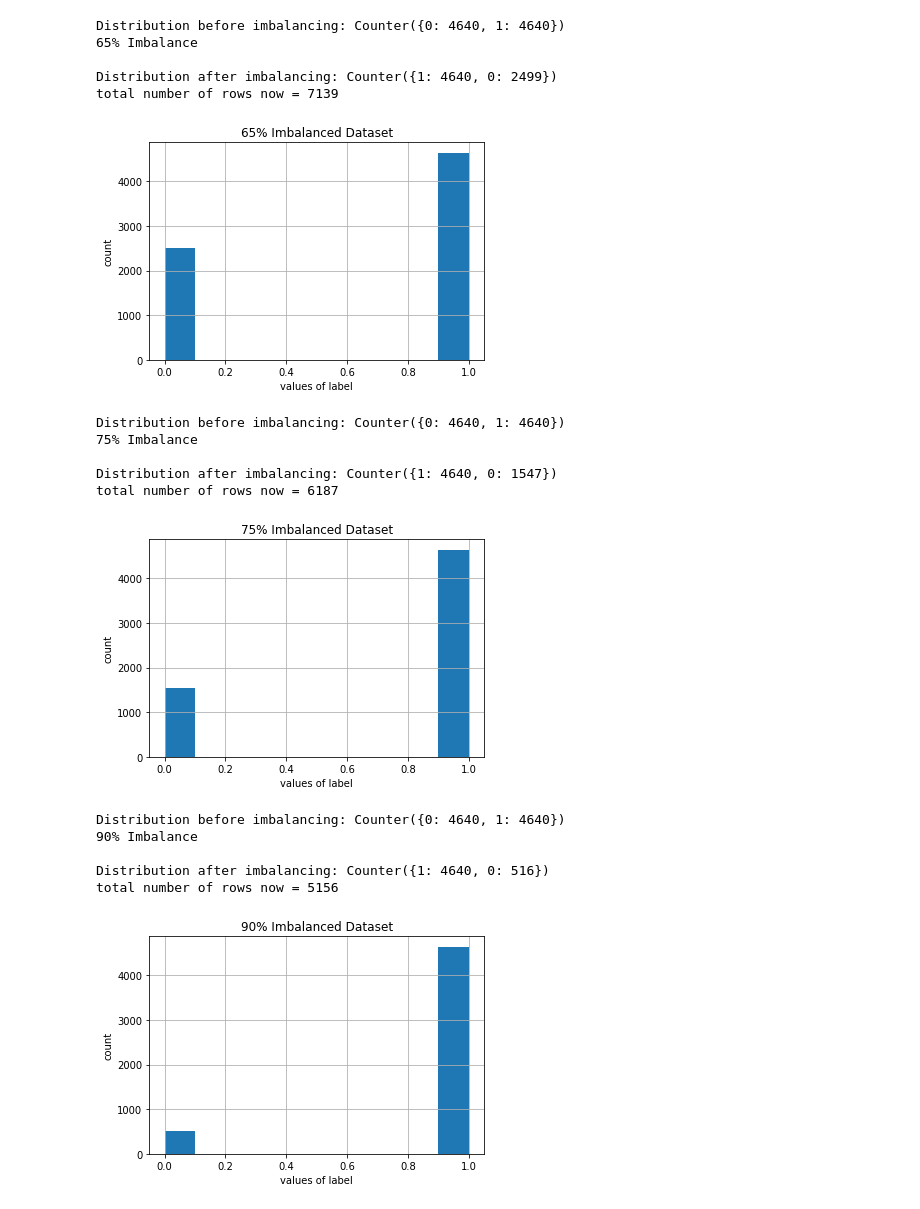
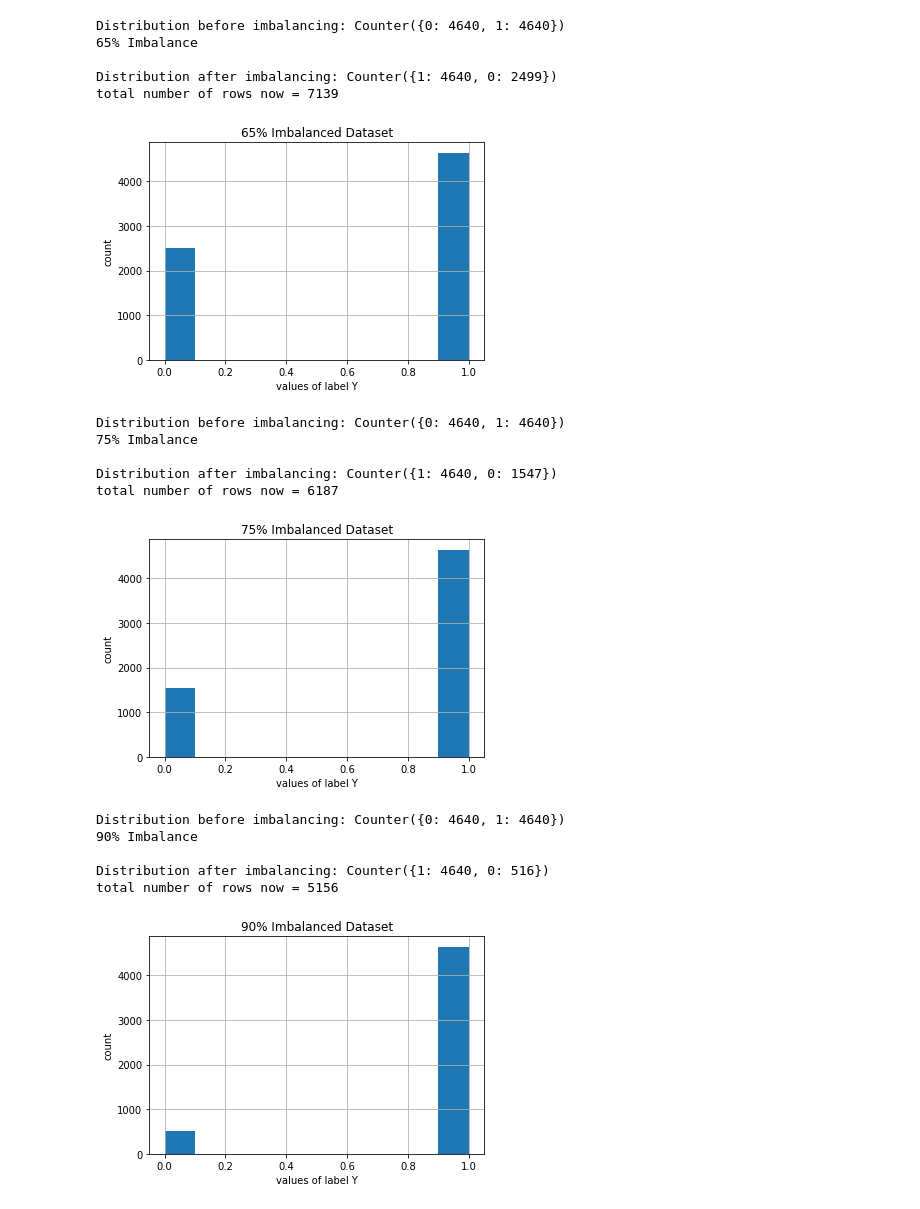
Before and after one commit to sa21262/datascience22, a Jupyter notebook: Assignment21a/balanced_bank.ipynb, the cells around one changed output. Saved outputs shown, nothing was run; the diff lists cells and outputs as text; code cells hidden in the pictures.

```diff
--- a/Assignment21a/balanced_bank.ipynb
+++ b/Assignment21a/balanced_bank.ipynb
@@ -155,15 +155,15 @@ total number of rows now = 7139
 # %%
 histogram2=y1.hist() # 65% are 1's
 
 fig = histogram2.get_figure()
 
 pl.title("65% Imbalanced Dataset")
-pl.xlabel("values of label")
+pl.xlabel("values of label Y")
 pl.ylabel("count")
 
-fig.savefig('65% Imbalanced 2.pdf')
+fig.savefig('Imbalanced2 65 perc.pdf')
 # %% [output]
-[figure, old version]
+[figure, new version]
 # %%
 print(f'Distribution before imbalancing: {Counter(y)}')
 print ('75% Imbalance \n' ) # number of 1's are 75% of the total lenght of column class
@@ -185,12 +185,12 @@ histogram3=y2.hist() # 75% are 1's
 fig = histogram3.get_figure()
 
 pl.title("75% Imbalanced Dataset")
-pl.xlabel("values of label")
+pl.xlabel("values of label Y")
 pl.ylabel("count")
 
-fig.savefig('75% Imbalanced 2.pdf')
+fig.savefig('Imbalanced2 75 perc.pdf')
 # %% [output]
-[figure, old version]
+[figure, new version]
 # %%
 print(f'Distribution before imbalancing: {Counter(y)}')
 print ('90% Imbalance \n' ) # number of 1's are 90% of the total lenght of column class
@@ -212,9 +212,9 @@ histogram4=y3.hist() # 90% are 1's
 fig = histogram4.get_figure()
 
 pl.title("90% Imbalanced Dataset")
-pl.xlabel("values of label")
+pl.xlabel("values of label Y")
 pl.ylabel("count")
 
-fig.savefig('90% Imbalanced 2.pdf')
+fig.savefig(' Imbalanced2 90 perc.pdf')
 # %% [output]
-[figure, old version]
+[figure, new version]
```
Also changed, not shown: parts of 1 cell of this notebook.
